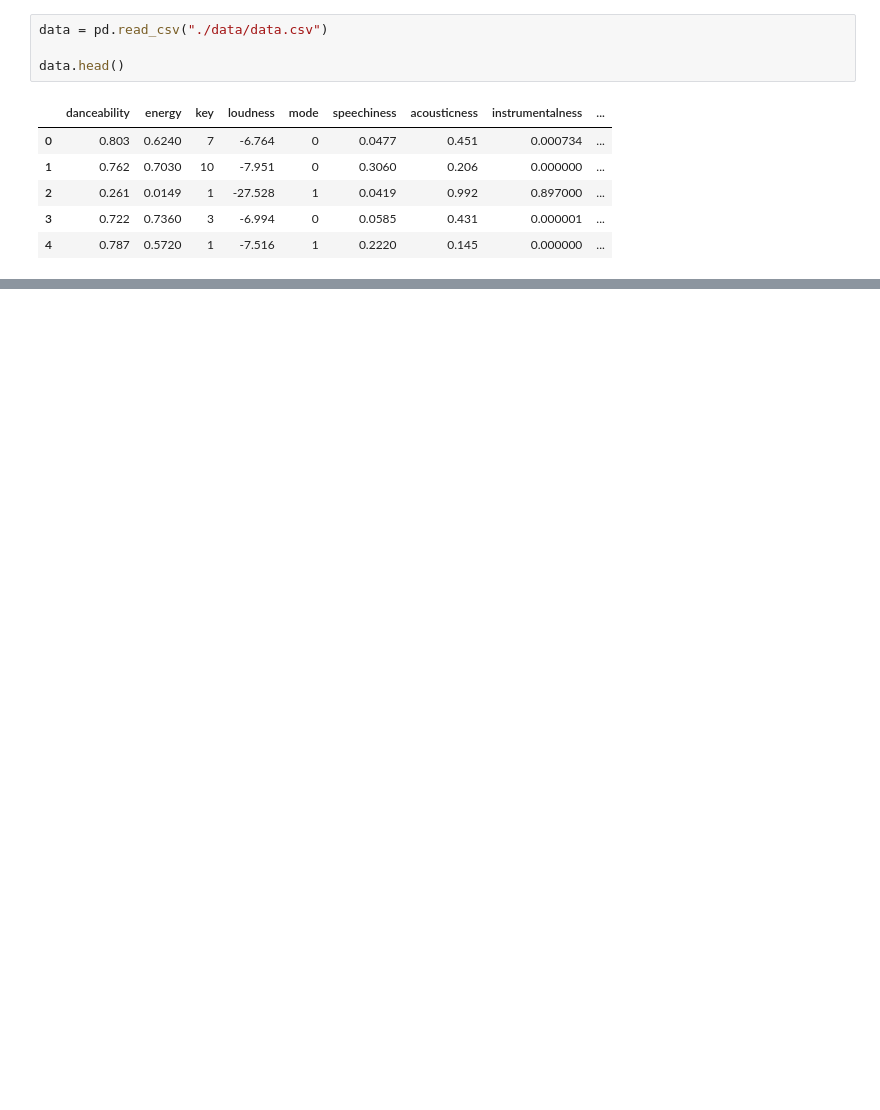
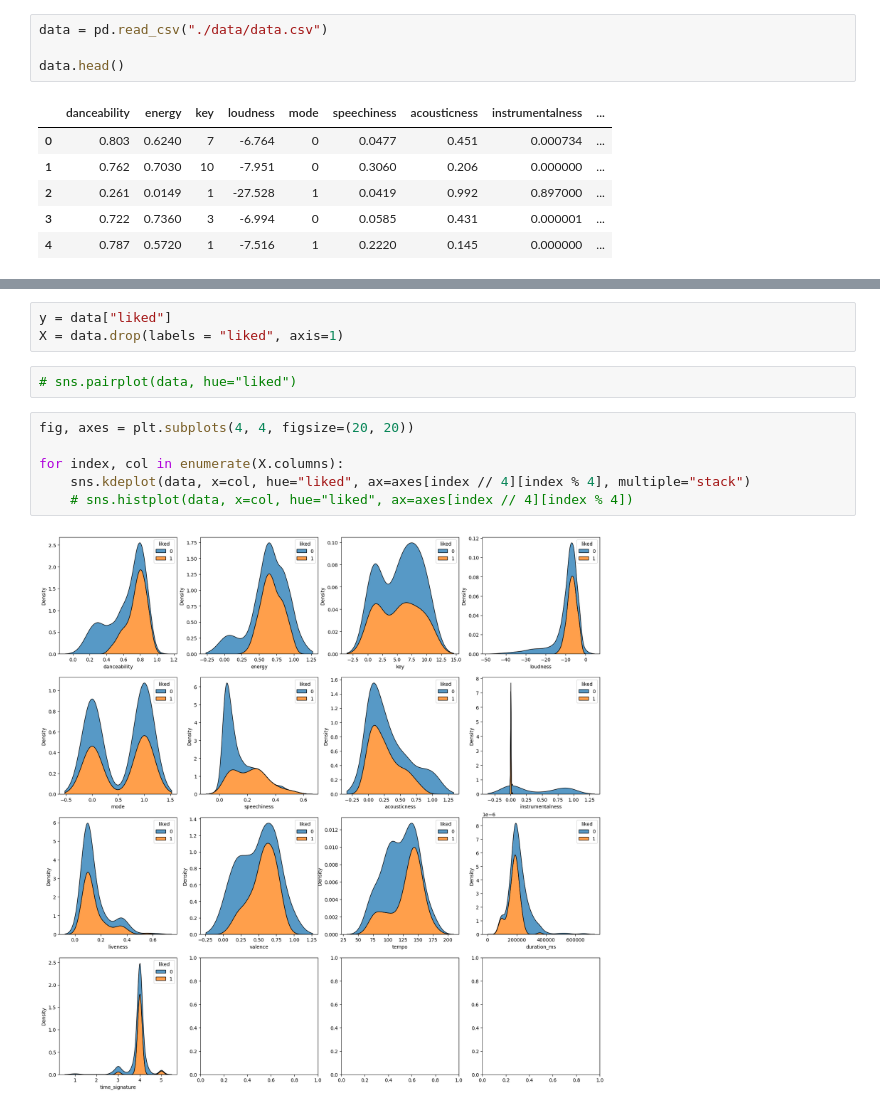
Before and after one commit to marcol13/SUS, a Jupyter notebook: project/main.ipynb, the cells around one changed output, grey strips where cells are left out. Saved outputs shown, nothing was run; the diff lists cells and outputs as text; blank space fills up the shorter version.

```diff
--- a/project/main.ipynb
+++ b/project/main.ipynb
@@ -113,0 +38,13 @@ data["liked"].hist()
+# %%
+y = data["liked"]
+X = data.drop(labels = "liked", axis=1)
+# %%
+# sns.pairplot(data, hue="liked")
+# %%
+fig, axes = plt.subplots(4, 4, figsize=(20, 20))
+
+for index, col in enumerate(X.columns):
+    sns.kdeplot(data, x=col, hue="liked", ax=axes[index // 4][index % 4], multiple="stack")
+    # sns.histplot(data, x=col, hue="liked", ax=axes[index // 4][index % 4])
+# %% [output]
+[figure, added]
```
Also changed, not shown: parts of 32 cells of this notebook.
